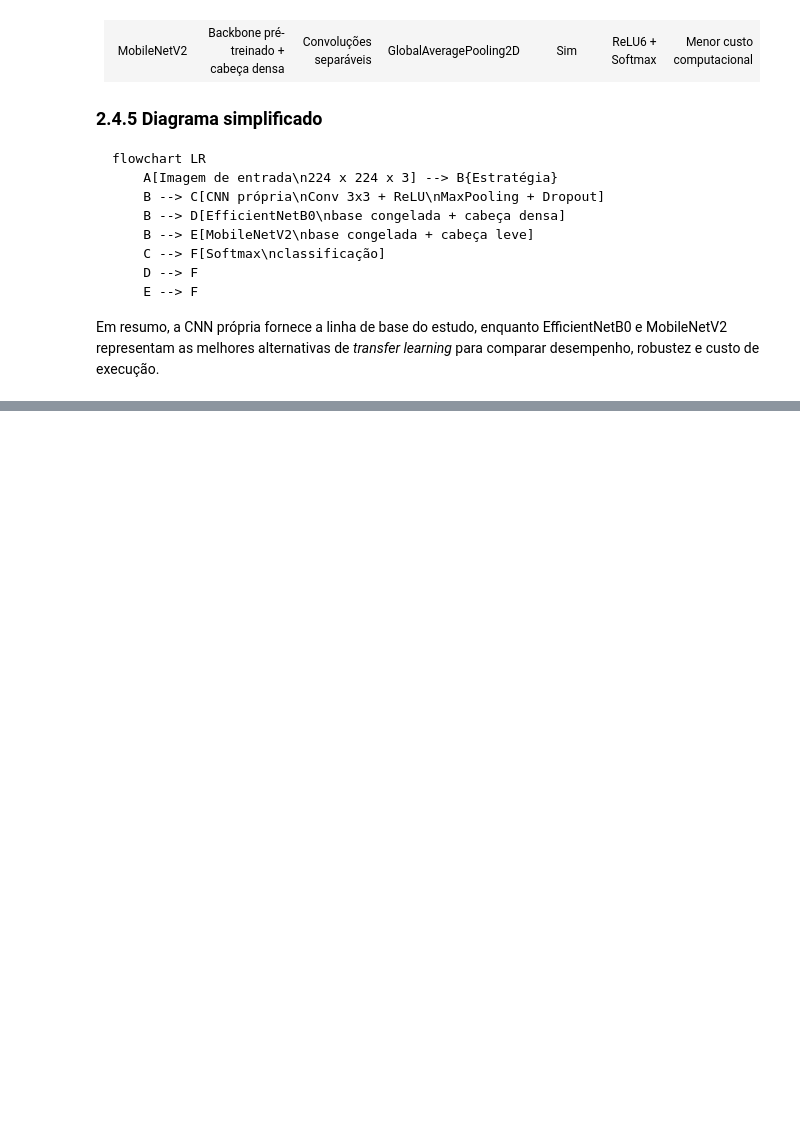
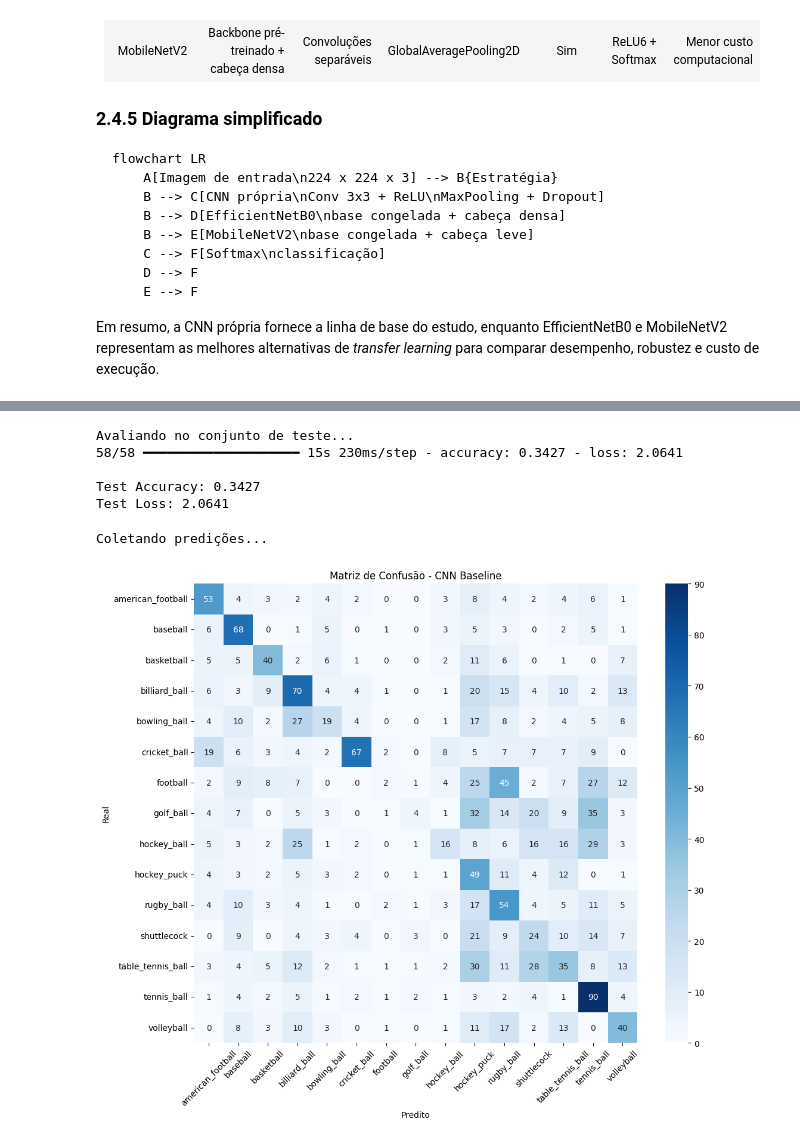
Before and after one commit to GiovaniFetzner/ImageRecognition, a Jupyter notebook: Projeto.ipynb, the cells around one changed output, grey strips where cells are left out. Cells and saved outputs as stored; diff of their text form; code cells hidden in the pictures; blank space fills up the shorter version.

```diff
--- a/Projeto.ipynb
+++ b/Projeto.ipynb
@@ -266,8 +267,8 @@ def build_model(input_shape=(224, 224, 3), num_classes=15, dropout_rate=0.5):
     model.add(layers.MaxPooling2D((2, 2)))
     model.add(layers.Dropout(0.25))
 
-    # Classificador
-    model.add(layers.Flatten())
+    # Classificador com GlobalAveragePooling2D
+    model.add(layers.GlobalAveragePooling2D())
     model.add(layers.Dense(256, activation='relu'))
     model.add(layers.Dropout(dropout_rate))
     model.add(layers.Dense(num_classes, activation='softmax'))
@@ -659,0 +919,44 @@ history = model.fit(
+# %%
+import numpy as np
+import matplotlib.pyplot as plt
+import seaborn as sns
+from sklearn.metrics import confusion_matrix, classification_report
+
+print('Avaliando no conjunto de teste...')
+test_loss, test_acc = model.evaluate(test_dataset, steps=test_steps)
+print(f'\nTest Accuracy: {test_acc:.4f}')
+print(f'Test Loss: {test_loss:.4f}')
+# %% [output]
+Avaliando no conjunto de teste...
+58/58 ━━━━━━━━━━━━━━━━━━━━ 15s 230ms/step - accuracy: 0.3427 - loss: 2.0641
+
+Test Accuracy: 0.3427
+Test Loss: 2.0641
+# %%
+# Coletando predições e labels reais
+y_true = []
+y_pred = []
+
+print('Coletando predições...')
+for x_batch, y_batch in test_dataset:
+    preds = model.predict(x_batch, verbose=0)
+    y_pred.extend(np.argmax(preds, axis=-1))
+    y_true.extend(y_batch.numpy())
+
+y_true = np.array(y_true)
+y_pred = np.array(y_pred)
+
+# Matriz de Confusão
+cm = confusion_matrix(y_true, y_pred)
+
+plt.figure(figsize=(12, 10))
+sns.heatmap(cm, annot=True, fmt='d', cmap='Blues',
+            xticklabels=class_names, yticklabels=class_names)
+plt.title('Matriz de Confusão - CNN Baseline')
+plt.ylabel('Real')
+plt.xlabel('Predito')
+plt.xticks(rotation=45)
+plt.show()
+# %% [output]
+Coletando predições...
+[figure, added]
```
Also changed, not shown: parts of 22 cells of this notebook.
